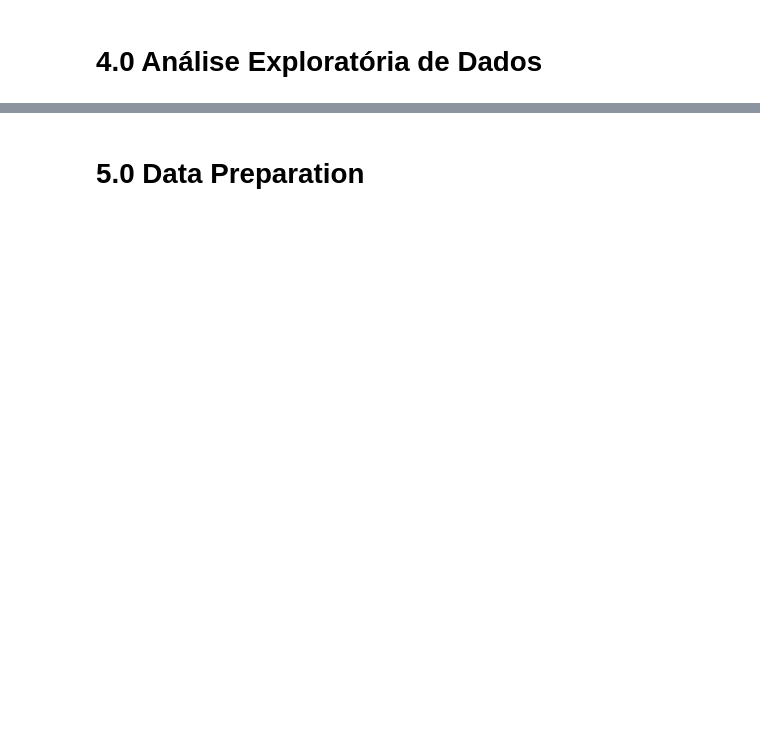
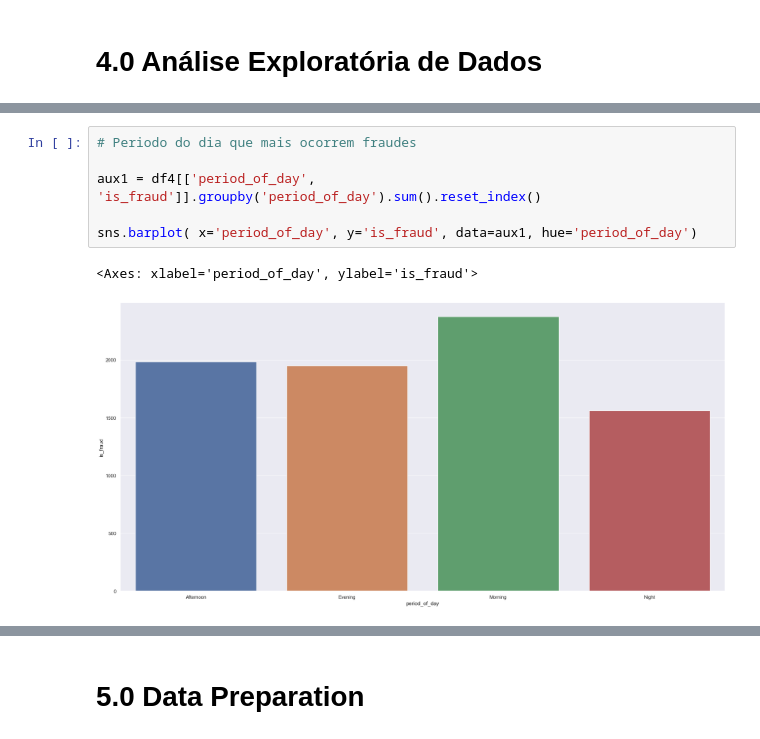
Before and after one commit to IanAndMendesDS/ds_fraud, a Jupyter notebook: notebooks/c1_ds_fraud.ipynb, the cells around one changed output, grey strips where cells are left out. Cells and saved outputs as stored; diff of their text form; blank space fills up the shorter version.

```diff
--- a/notebooks/c1_ds_fraud.ipynb
+++ b/notebooks/c1_ds_fraud.ipynb
@@ -282,0 +346,9 @@ KeyboardInterrupt
+# %%
+# Periodo do dia que mais ocorrem fraudes
+
+aux1 = df4[['period_of_day', 'is_fraud']].groupby('period_of_day').sum().reset_index()
+
+sns.barplot( x='period_of_day', y='is_fraud', data=aux1, hue='period_of_day')
+# %% [output]
+<Axes: xlabel='period_of_day', ylabel='is_fraud'>
+[figure, added]
```
Also changed, not shown: parts of 79 cells of this notebook.
